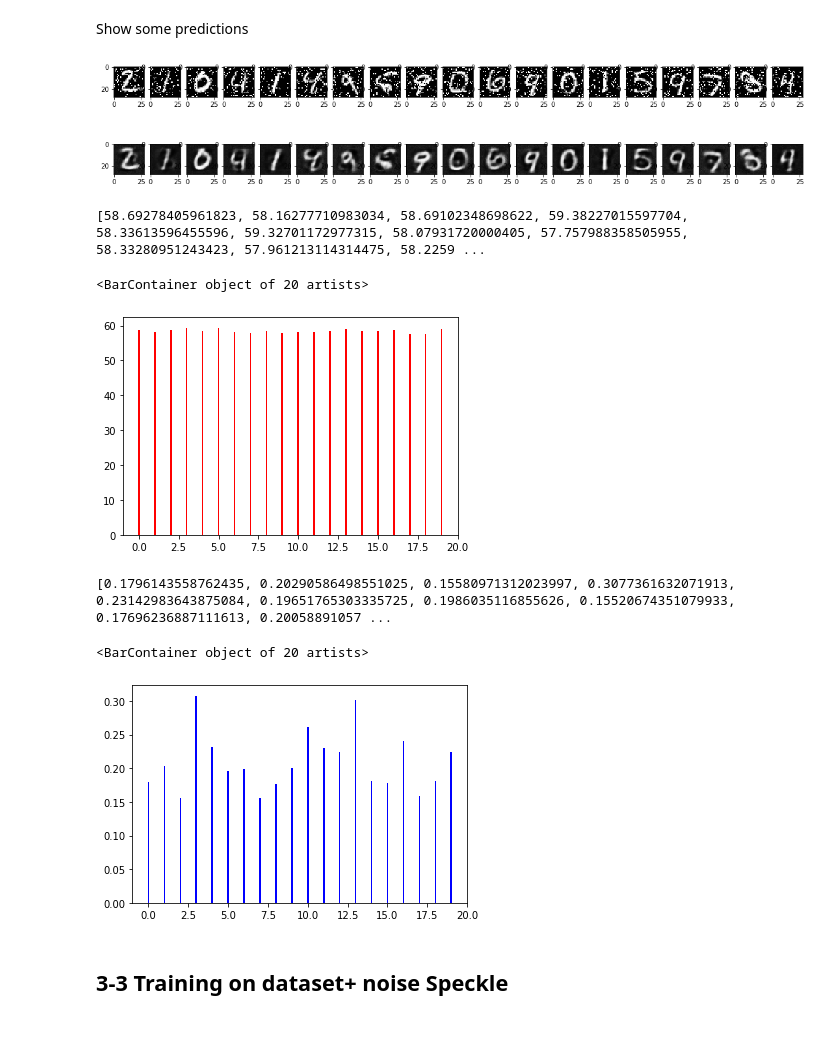
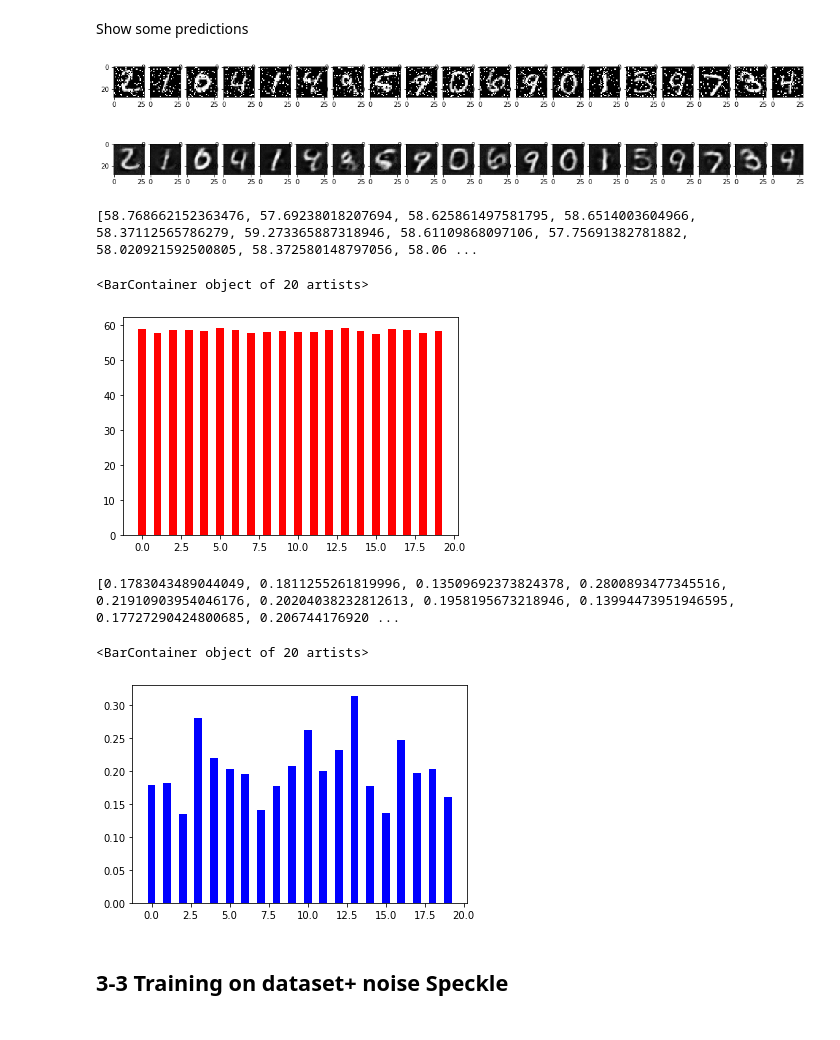
Before and after one commit to ecsquare/Deep-Compression-with-autoencoder, a Jupyter notebook: Compression_with_autoencoder.ipynb, the cells around one changed output. Drawn from its saved outputs; the diff is of its cells as text; code cells hidden in the pictures.

```diff
--- a/Compression_with_autoencoder.ipynb
+++ b/Compression_with_autoencoder.ipynb
@@ -198,6 +202,8 @@ autoencoder.fit(X_train_salt_pepper, X_train_salt_pepper,
                 shuffle=True,
                 validation_data=(X_test_salt_pepper, X_test_salt_pepper),
                 callbacks=callbacks_list)
+# %%
+autoencoder.load_weights('/content/gdrive/My Drive/Colab Notebooks/checks_autoencoder_salt_pepper/model-100.hdf5')
 # %% [markdown]
 Show some predictions
 # %%
@@ -216,17 +222,17 @@ for i in range(1,n):
 
 plt.show()
 # %% [output]
-[figure, old version]
+[figure, new version]
 # %%
 d2=[]
 for i in range(20):
     d2.append(psnr(X_test_salt_pepper[i],decoded_imgs1[i]))
 print(d2)
-plt.bar(range(20),d2, width = 0.1, color = 'red')
+plt.bar(range(20),d2, width = 0.5, color = 'red')
 # %% [output]
-[58.69278405961823, 58.16277710983034, 58.69102348698622, 59.38227015597704, 58.33613596455596, 59.32701172977315, 58.07931720000405, 57.757988358505955, 58.33280951243423, 57.961213114314475, 58.2259 ...
+[58.768662152363476, 57.69238018207694, 58.625861497581795, 58.6514003604966, 58.37112565786279, 59.273365887318946, 58.61109868097106, 57.75691382781882, 58.020921592500805, 58.372580148797056, 58.06 ...
 <BarContainer object of 20 artists>
-[figure, old version]
+[figure, new version]
 # %%
 s2=[]
 for i in range(20):
@@ -235,11 +241,11 @@ for i in range(20):
     ss=ssim(img1,image, data=img1.max()-image.min())
     s2.append(ss)
 print(s2)
-plt.bar(range(20),s2, width = 0.1, color = 'Blue')
+plt.bar(range(20),s2, width = 0.5, color = 'Blue')
 # %% [output]
-[0.1796143558762435, 0.20290586498551025, 0.15580971312023997, 0.3077361632071913, 0.23142983643875084, 0.19651765303335725, 0.1986035116855626, 0.15520674351079933, 0.17696236887111613, 0.20058891057 ...
+[0.1783043489044049, 0.1811255261819996, 0.13509692373824378, 0.2800893477345516, 0.21910903954046176, 0.20204038232812613, 0.1958195673218946, 0.13994473951946595, 0.17727290424800685, 0.206744176920 ...
 <BarContainer object of 20 artists>
-[figure, old version]
+[figure, new version]
 # %% [markdown]
 <h2> 3-3 Training on dataset+ noise Speckle <h2>
 # %% [markdown]
```
Also changed, not shown: parts of 12 cells of this notebook.
